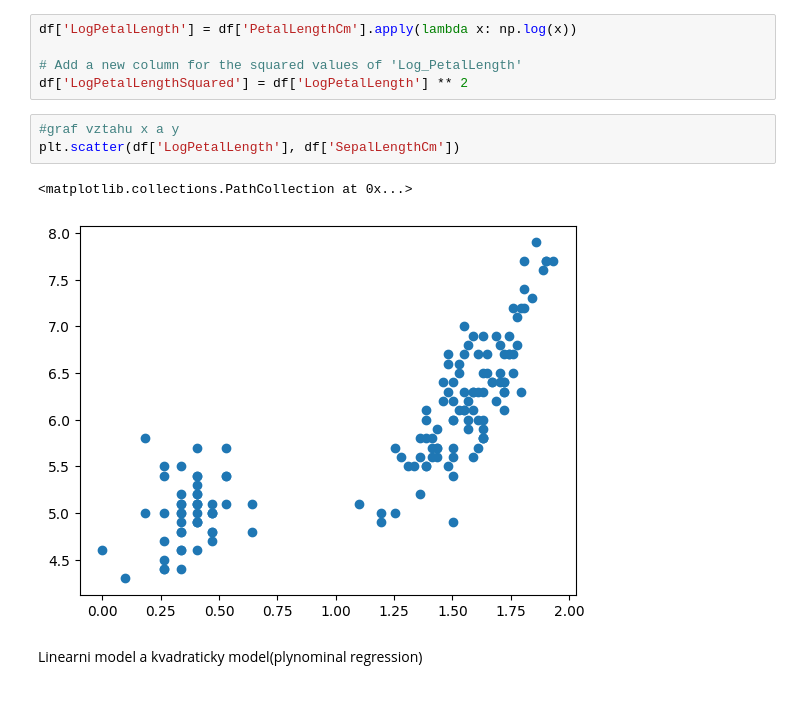
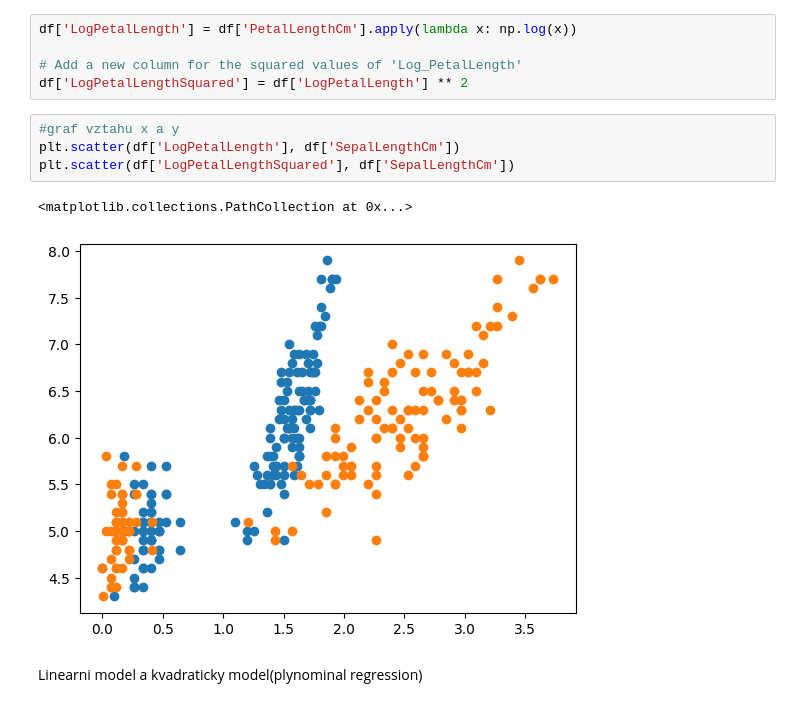
Before and after one commit to HonzaHalik/linearni-regrese, a Jupyter notebook: poly regrese.ipynb, the cells around one changed output. Saved outputs shown, nothing was run; the diff lists cells and outputs as text.

```diff
--- a/poly regrese.ipynb
+++ b/poly regrese.ipynb
@@ -37,9 +37,10 @@ df['LogPetalLengthSquared'] = df['LogPetalLength'] ** 2
 # %%
 #graf vztahu x a y
 plt.scatter(df['LogPetalLength'], df['SepalLengthCm'])
+plt.scatter(df['LogPetalLengthSquared'], df['SepalLengthCm'])
 # %% [output]
 <matplotlib.collections.PathCollection at 0x...>
-[figure, old version]
+[figure, new version]
 # %% [markdown]
 Linearni model a kvadraticky model(plynominal regression)
 # %%
```
Also changed, not shown: parts of 3 cells of this notebook, 1 other file.
